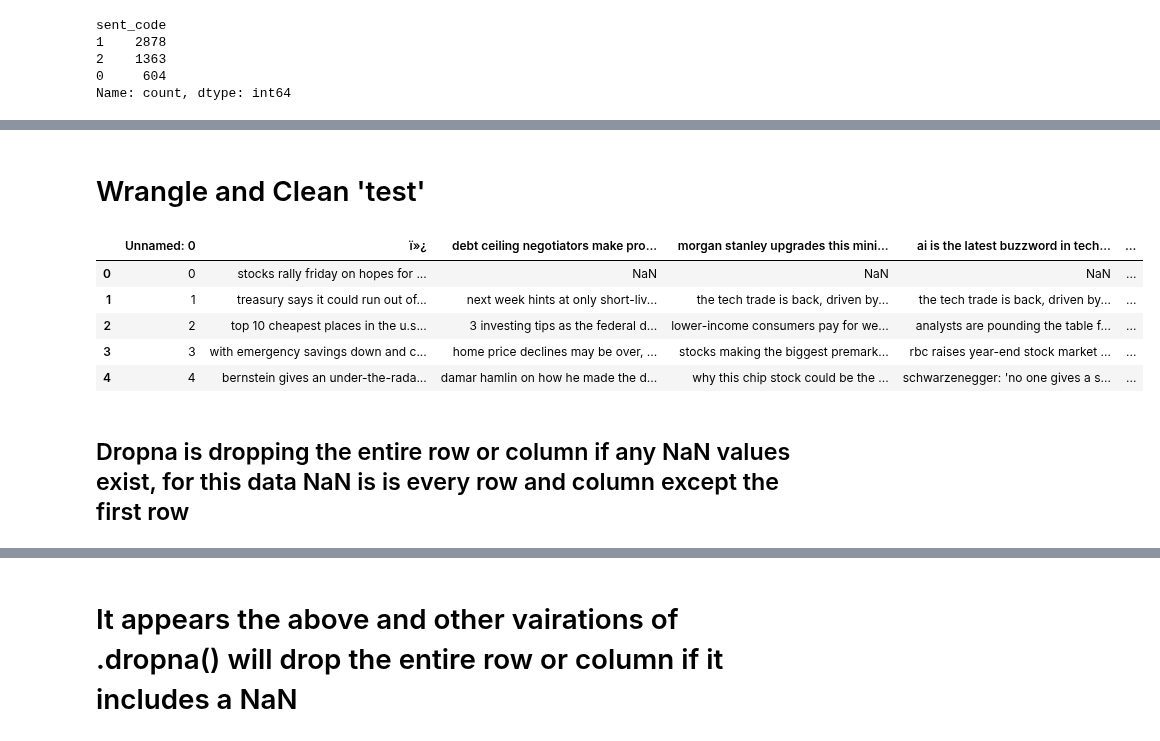
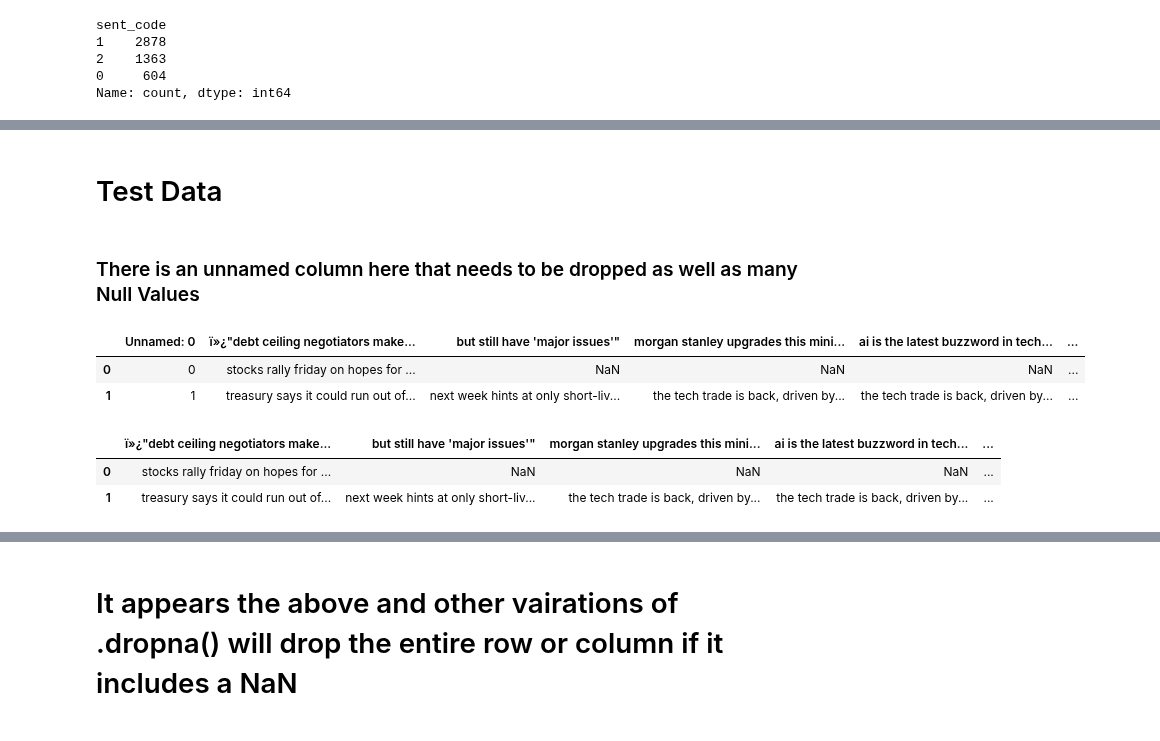
Before and after one commit to ChrisVerg/SmartInvest, a Jupyter notebook: Notebooks/Chris_Sentiment_Analysis.ipynb, the cells around one changed output, grey strips where cells are left out. Drawn from its saved outputs; the diff is of its cells as text; code cells hidden in the pictures.

Commit message:
Text visualization

```diff
--- a/Notebooks/Chris_Sentiment_Analysis.ipynb
+++ b/Notebooks/Chris_Sentiment_Analysis.ipynb
@@ -16,5 +53,5 @@ import numpy as np # for linear algebra
 from sklearn import feature_extraction, linear_model, model_selection, preprocessing
 # %%
 # Set no max rows and columns to view data
-pd.set_option('display.max_rows', 50)
-pd.set_option('display.max_columns', 50)
+pd.set_option('display.max_rows', None)
+pd.set_option('display.max_columns', 100)
@@ -100,3 +270,3 @@ Name: count, dtype: int64
 # %% [markdown]
-# Wrangle and Clean 'test'
+# Test Data
 # %%
@@ -103,10 +274,9 @@ Name: count, dtype: int64
 test1 = testA
+# %% [markdown]
+### There is an unnamed column here that needs to be dropped as well as many Null Values
 # %%
-test1.head()
+test1.head(2)
 # %% [output]
-|  | Unnamed: 0 | ï»¿ | debt ceiling negotiators make pro... | morgan stanley upgrades this mini... | ai is the latest buzzword in tech... | ... |
+|  | Unnamed: 0 | ï»¿"debt ceiling negotiators make... | but still have 'major issues'" | morgan stanley upgrades this mini... | ai is the latest buzzword in tech... | ... |
 | 0 | 0 | stocks rally friday on hopes for ... | NaN | NaN | NaN | ... |
 | 1 | 1 | treasury says it could run out of... | next week hints at only short-liv... | the tech trade is back, driven by... | the tech trade is back, driven by... | ... |
-| 2 | 2 | top 10 cheapest places in the u.s... | 3 investing tips as the federal d... | lower-income consumers pay for we... | analysts are pounding the table f... | ... |
-| 3 | 3 | with emergency savings down and c... | home price declines may be over, ... | stocks making the biggest premark... | rbc raises year-end stock market ... | ... |
-| 4 | 4 | bernstein gives an under-the-rada... | damar hamlin on how he made the d... | why this chip stock could be the ... | schwarzenegger: 'no one gives a s... | ... |
@@ -113,5 +287,7 @@ test1.head()
 # %%
-# test2 = test1.dropna(subset=test1.columns[test1.columns.str.contains('text')], thresh=1)
-test2 = test1.dropna()
+# Confirm it dropped properly
+test2.head(2)
+# %% [output]
+|  | ï»¿"debt ceiling negotiators make... | but still have 'major issues'" | morgan stanley upgrades this mini... | ai is the latest buzzword in tech... | ... |
+| 0 | stocks rally friday on hopes for ... | NaN | NaN | NaN | ... |
+| 1 | treasury says it could run out of... | next week hints at only short-liv... | the tech trade is back, driven by... | the tech trade is back, driven by... | ... |
-# %% [markdown]
-## Dropna is dropping the entire row or column if any NaN values exist, for this data NaN is is every row and column except the first row
```
Also changed, not shown: parts of 63 cells of this notebook, 7 other files.
